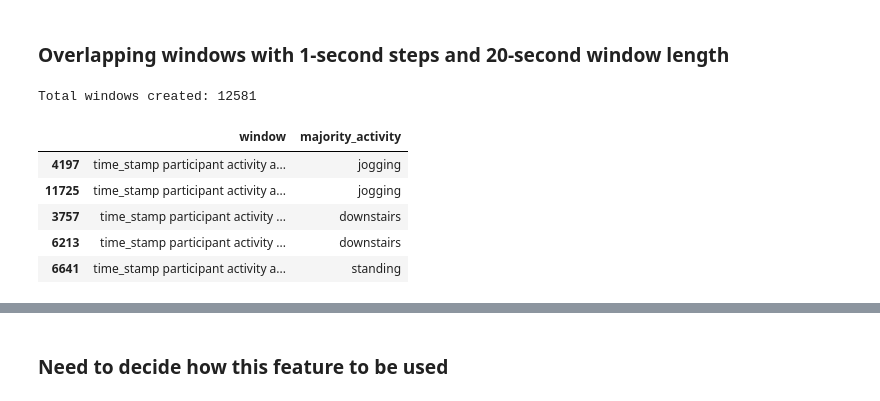
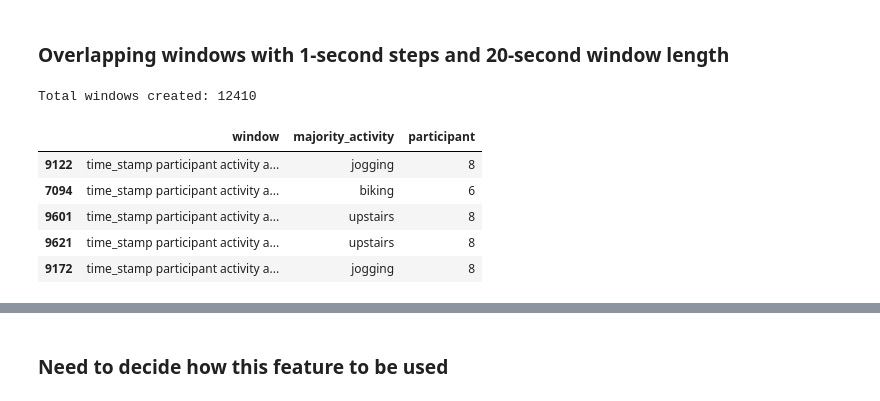
Before and after one commit to GaroGarabetian/Machine-Learning-Projects, a Jupyter notebook: Predicting_Activities_with_Accelerometer/feature_extraction.ipynb, the cells around one changed output, grey strips where cells are left out. Drawn from its saved outputs; the diff is of its cells as text; code cells hidden in the pictures.

```diff
--- a/Predicting_Activities_with_Accelerometer/feature_extraction.ipynb
+++ b/Predicting_Activities_with_Accelerometer/feature_extraction.ipynb
@@ -20,35 +25,39 @@ data.head()
 # %% [markdown]
 ### Overlapping windows with 1-second steps and 20-second window length
-# %%
-# Define window size and step size
-window_size = 1000   # 20 seconds * 50 Hz
-step_size = 50       # 1 second * 50 Hz
-
-# Initialize a list to hold the windows and their corresponding majority activities
-windows = []
-activities = []
-
-# Create sliding windows
-for start in range(0, len(data) - window_size + 1, step_size):
-    end = start + window_size
-    window = data.iloc[start:end]
-    windows.append(window)
-    majority_activity = window['activity'].mode()[0]  # Get the majority activity
-    activities.append(majority_activity)
-
-print(f'Total windows created: {len(windows)}')
-# %% [output]
-Total windows created: 12581
+# %%
+window_size = 1000   # 20 seconds * 50 Hz
+step_size = 50       # 1 second * 50 Hz
+
+windows = []
+activities = []
+participants = []
+
+# Group by participant and apply sliding window to each group
+for participant_id, group in data.groupby('participant'):
+    group = group.reset_index(drop=True)
+    for start in range(0, len(group) - window_size + 1, step_size):
+        end = start + window_size
+        window = group.iloc[start:end]
+        windows.append(window)
+        majority_activity = window['activity'].mode()[0]# Get the majority activity
+        #The [0] index ensures that, in case of a tie, the first mode is selected
+        activities.append(majority_activity)
+        participants.append(participant_id)
+
+print(f'Total windows created: {len(windows)}')
+# %% [output]
+Total windows created: 12410
 # %%
 # Convert the list of windows and activities into a DataFrame
-windowed_data = pd.DataFrame({'window': windows, 'majority_activity': activities})
-
+windowed_data = pd.DataFrame({'window': windows, 'majority_activity': activities, 'participant': participants})
+#Each value in the window column is a DataFrame containing all the samples for that window.
+#This allows you to later extract features or perform further analysis on each window.
 # Display the first few entries of the windowed data
 windowed_data.sample(5)
 # %% [output]
-|  | window | majority_activity |
-| 4197 | time_stamp participant activity a... | jogging |
-| 11725 | time_stamp participant activity a... | jogging |
-| 3757 | time_stamp participant activity ... | downstairs |
-| 6213 | time_stamp participant activity ... | downstairs |
-| 6641 | time_stamp participant activity a... | standing |
+|  | window | majority_activity | participant |
+| 9122 | time_stamp participant activity a... | jogging | 8 |
+| 7094 | time_stamp participant activity a... | biking | 6 |
+| 9601 | time_stamp participant activity a... | upstairs | 8 |
+| 9621 | time_stamp participant activity a... | upstairs | 8 |
+| 9172 | time_stamp participant activity a... | jogging | 8 |
```
Also changed, not shown: parts of 11 cells of this notebook, 3 other files.
